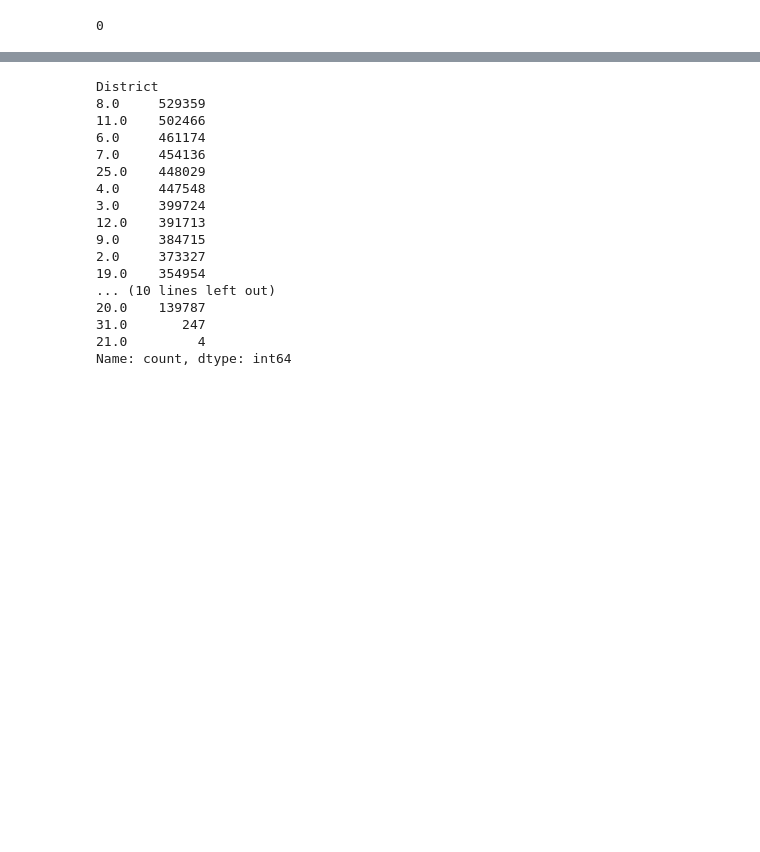
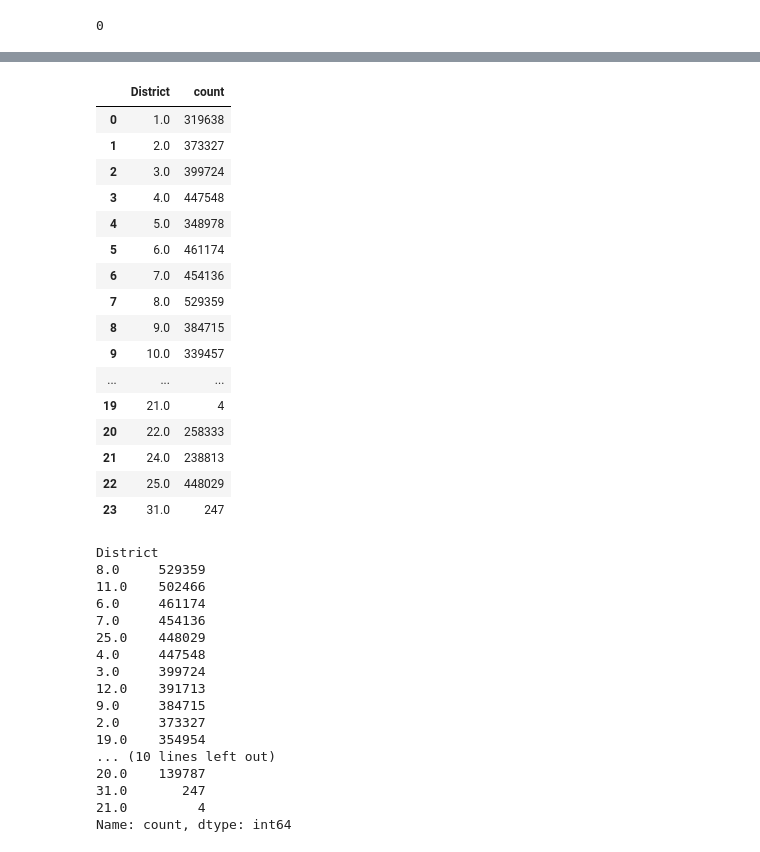
Before and after one commit to Jeze2/project4, a Jupyter notebook: project 4.ipynb, the cells around one changed output, grey strips where cells are left out. Cells and saved outputs as stored; diff of their text form; code cells hidden in the pictures; blank space fills up the shorter version.

```diff
--- a/project 4.ipynb
+++ b/project 4.ipynb
@@ -143,2 +161,10 @@ Topic 1) Comparing Police Districts:
 
     - Which district has the most crimes? Which has the least?
+# %%
+crime_counts_by_district = df.groupby('District')['Primary Type'].value_counts().sort_index()
+# Convert the result to a DataFrame and reset the index
+df_crime_counts_by_district = crime_counts_by_district.reset_index()
+df_crime_counts_by_district.rename(columns={'Primary Type': 'Crime Type', 'Primary Type': 'Crime Type', 'Primary Type': 'Crime Type'}, inplace=True)
+
+# Display the resulting DataFrame
+df_crime_counts_by_district
@@ -145,3 +185,27 @@ Topic 1) Comparing Police Districts:
+# %%
+# Aggregate crimes by district and sum the counts
+crime_counts_by_district = df_crime_counts_by_district.groupby('District').agg({'count': 'sum'}).reset_index()
+
+# Display the resulting DataFrame
+crime_counts_by_district
+# %% [output]
+|  | District | count |
+| 0 | 1.0 | 319638 |
+| 1 | 2.0 | 373327 |
+| 2 | 3.0 | 399724 |
+| 3 | 4.0 | 447548 |
+| 4 | 5.0 | 348978 |
+| 5 | 6.0 | 461174 |
+| 6 | 7.0 | 454136 |
+| 7 | 8.0 | 529359 |
+| 8 | 9.0 | 384715 |
+| 9 | 10.0 | 339457 |
+| ... | ... | ... |
+| 19 | 21.0 | 4 |
+| 20 | 22.0 | 258333 |
+| 21 | 24.0 | 238813 |
+| 22 | 25.0 | 448029 |
+| 23 | 31.0 | 247 |
 # %%
 df['District'].value_counts()
 # %% [output]
```
Also changed, not shown: parts of 27 cells of this notebook, 1 other file.
